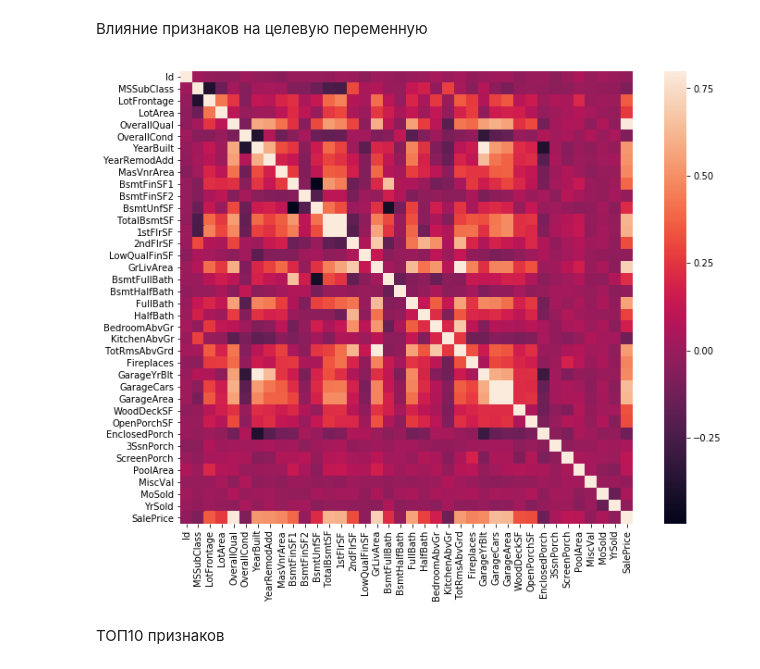
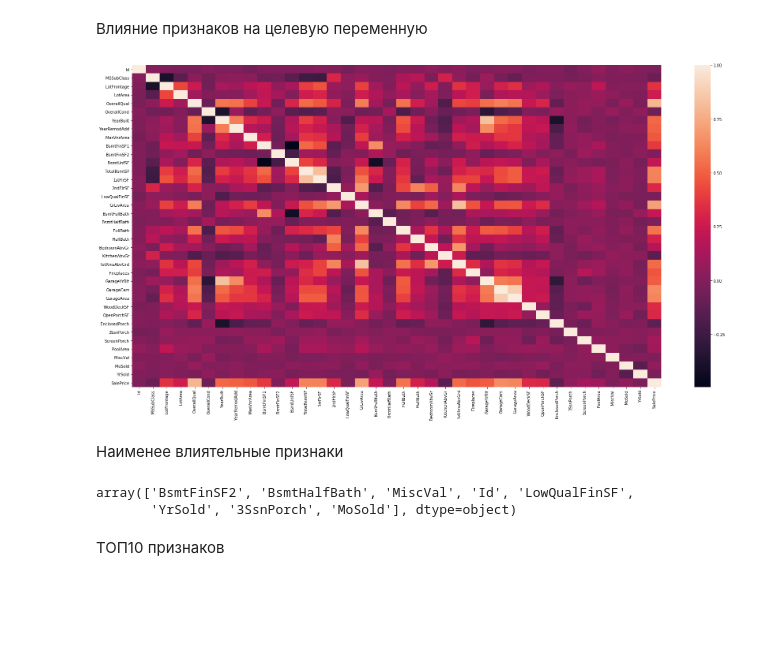
Before and after one commit to darja/NeuralUni, a Jupyter notebook: 14_ames_housing_ryazhskikh.ipynb, the cells around one changed output. Drawn from its saved outputs; the diff is of its cells as text; code cells hidden in the pictures; blank space fills up the shorter version.

```diff
--- a/14_ames_housing_ryazhskikh.ipynb
+++ b/14_ames_housing_ryazhskikh.ipynb
@@ -177,10 +147,20 @@ plt.show()
 Влияние признаков на целевую переменную
 # %%
 corrmat = train.corr()
-f, ax = plt.subplots(figsize=(12, 9))
-sns.heatmap(corrmat, vmax=.8, square=True);
+f, ax = plt.subplots(figsize=(30, 15))
+sns.heatmap(corrmat);
 # %% [output]
-[figure, old version]
+[figure, new version]
+# %% [markdown]
+Наименее влиятельные признаки
+# %%
+salecorr = corrmat["SalePrice"].abs().sort_values()
+salecorr = salecorr[salecorr < 0.05]
+less_corr = salecorr.index.values
+less_corr
+# %% [output]
+array(['BsmtFinSF2', 'BsmtHalfBath', 'MiscVal', 'Id', 'LowQualFinSF',
+       'YrSold', '3SsnPorch', 'MoSold'], dtype=object)
 # %% [markdown]
 ТОП10 признаков
 # %%
```
Also changed, not shown: parts of 48 cells of this notebook.
